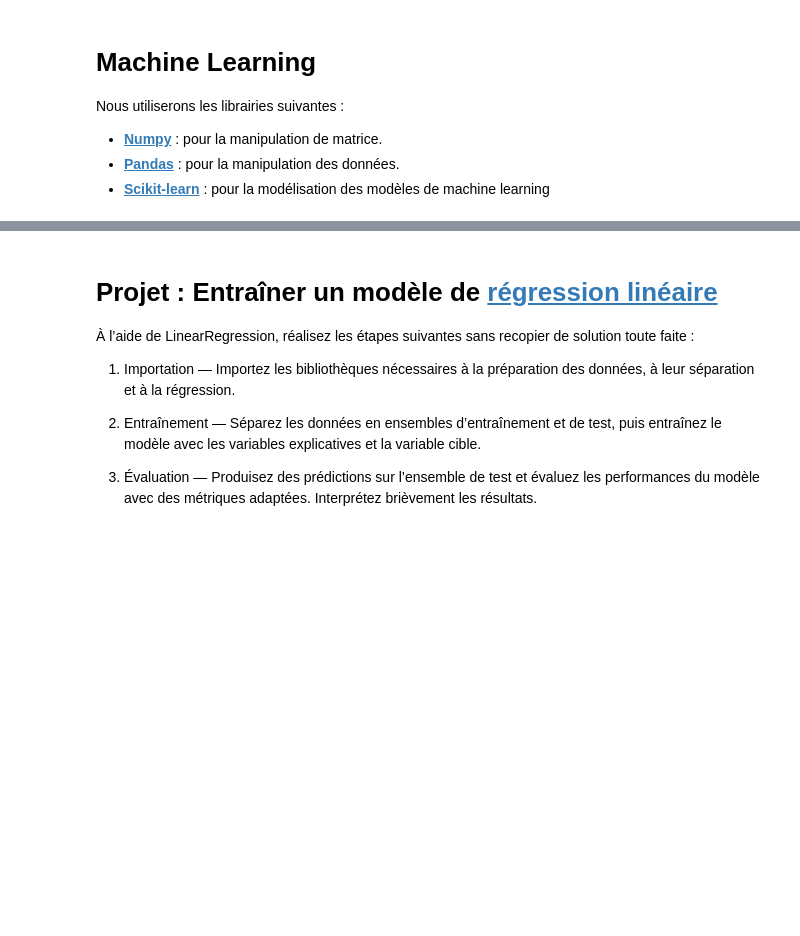
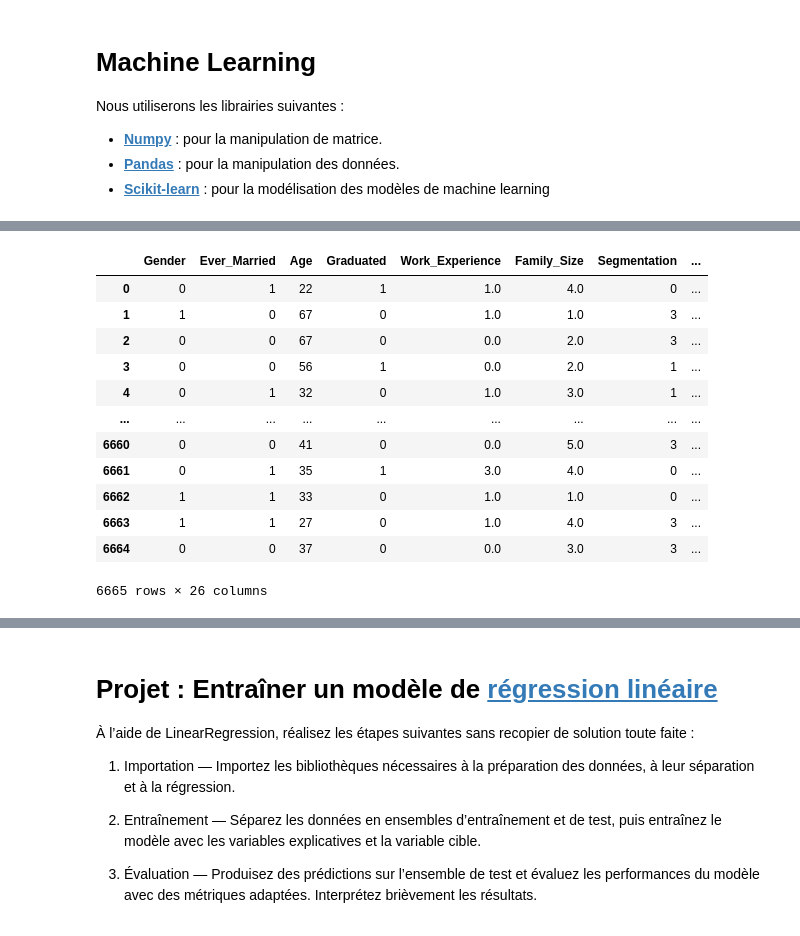
Before and after one commit to Quera-fr/Initiation-Dev-IA, a Jupyter notebook: Jour 2 - Introduction au Machine Learning/Machine_Learning_Perceptron.ipynb, the cells around one changed output, grey strips where cells are left out. Saved outputs shown, nothing was run; the diff lists cells and outputs as text; code cells hidden in the pictures; blank space fills up the shorter version.

```diff
--- a/Jour 2 - Introduction au Machine Learning/Machine_Learning_Perceptron.ipynb
+++ b/Jour 2 - Introduction au Machine Learning/Machine_Learning_Perceptron.ipynb
@@ -18,0 +151,16 @@ df
+# %%
+df
+# %% [output]
+|  | Gender | Ever_Married | Age | Graduated | Work_Experience | Family_Size | Segmentation | ... |
+| 0 | 0 | 1 | 22 | 1 | 1.0 | 4.0 | 0 | ... |
+| 1 | 1 | 0 | 67 | 0 | 1.0 | 1.0 | 3 | ... |
+| 2 | 0 | 0 | 67 | 0 | 0.0 | 2.0 | 3 | ... |
+| 3 | 0 | 0 | 56 | 1 | 0.0 | 2.0 | 1 | ... |
+| 4 | 0 | 1 | 32 | 0 | 1.0 | 3.0 | 1 | ... |
+| ... | ... | ... | ... | ... | ... | ... | ... | ... |
+| 6660 | 0 | 0 | 41 | 0 | 0.0 | 5.0 | 3 | ... |
+| 6661 | 0 | 1 | 35 | 1 | 3.0 | 4.0 | 0 | ... |
+| 6662 | 1 | 1 | 33 | 0 | 1.0 | 1.0 | 0 | ... |
+| 6663 | 1 | 1 | 27 | 0 | 1.0 | 4.0 | 3 | ... |
+| 6664 | 0 | 0 | 37 | 0 | 0.0 | 3.0 | 3 | ... |
+6665 rows × 26 columns
```
Also changed, not shown: parts of 29 cells of this notebook.
